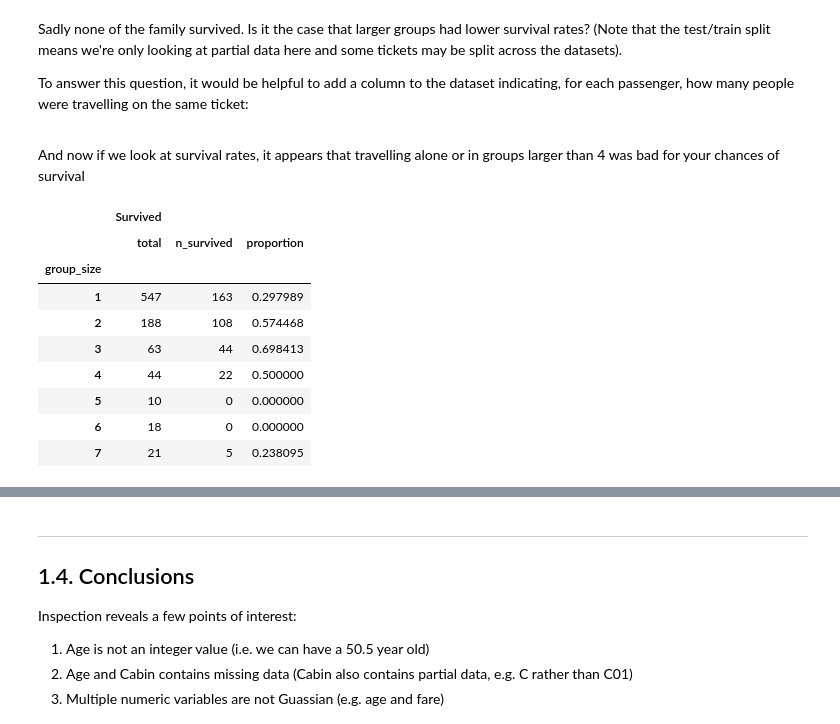
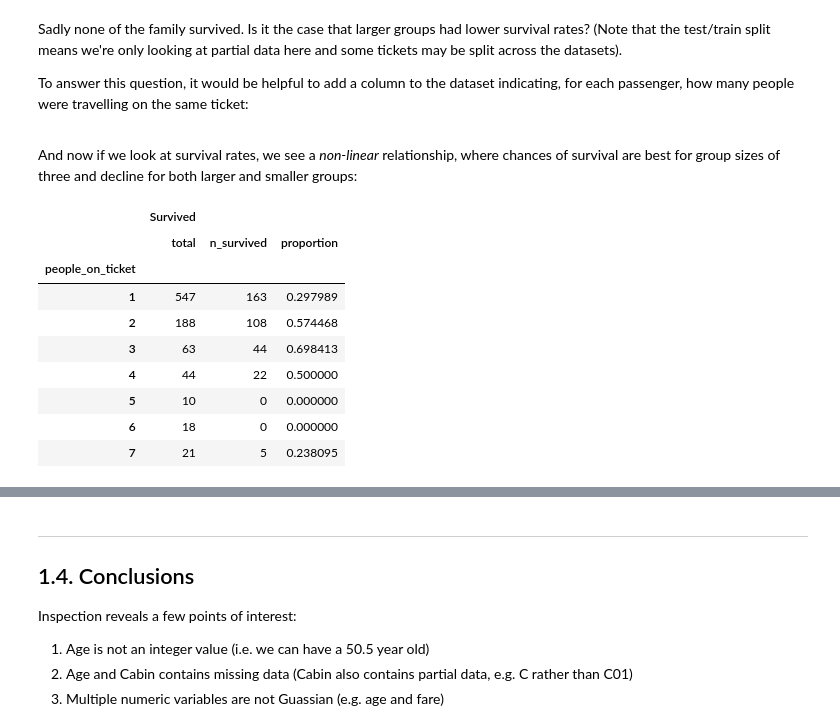
Before and after one commit to stephentown42/ML_examples, a Jupyter notebook: notebooks/titanic/1_understanding_the_data.ipynb, the cells around one changed output, grey strips where cells are left out. Drawn from its saved outputs; the diff is of its cells as text; code cells hidden in the pictures.

```diff
--- a/notebooks/titanic/1_understanding_the_data.ipynb
+++ b/notebooks/titanic/1_understanding_the_data.ipynb
@@ -275,11 +275,14 @@ There are 681 unique tickets for 891 passengers
 Travelling on the same ticket_class is likely to indicate some close association between those people travelling. Indeed if we look at the most popular ticket, we see that the passengers appear to be from the Andersson family.
 </span>
 # %%
-group_sizes = pd.DataFrame(
+ticket_info = pd.DataFrame(
         train['Ticket'].value_counts()      # Count number of people travelling on the same ticket
+        .reset_index()
+        .rename({
+            'Ticket':'people_on_ticket',        # minor reformatting that makes life easier later
+            'index':'Ticket'
+            }, axis=1)
     )
 
-# Show details of most used ticket
-most_popular_tickets = group_sizes[group_sizes == group_sizes.max()]
-train[train['Ticket'] == most_popular_tickets.index[0]]
+ticket_info.head(3)
 # %% [output]
@@ -298,29 +310,23 @@ Sadly none of the family survived. Is it the case that larger groups had lower s
 </p><p>
 To answer this question, it would be helpful to add a column to the dataset indicating, for each passenger, how many people were travelling on the same ticket:
 </p></span>
-# %%
-train = pd.merge(
-    train,
-    group_sizes
-        .reset_index()
-        .rename({'Ticket':'group_size','index':'Ticket'}, axis=1),
-    left_on='Ticket',
-    right_on='Ticket'
-)
+# %%
+# Add group size as an extra column to the training set
+train = pd.merge(train, ticket_info, left_on='Ticket', right_on='Ticket')
 # %% [markdown]
 <span style="font-size:14px;line-height:1.5">
-And now if we look at survival rates, it appears that travelling alone or in groups larger than 4 was bad for your chances of survival
+And now if we look at survival rates, we see a <i>non-linear</i> relationship, where chances of survival are best for group sizes of three and decline for both larger and smaller groups:
 </span>
 # %%
 (
-    train.groupby('group_size')
+    train.groupby('people_on_ticket')
     .agg({'Survived':['count', 'sum', 'mean']})
     .rename(columns={'count':'total','sum':'n_survived','mean':'proportion'})
 )
 # %% [output]
 |  | Survived |  |  |
 |  | total | n_survived | proportion |
-| group_size |  |  |  |
+| people_on_ticket |  |  |  |
 | 1 | 547 | 163 | 0.297989 |
 | 2 | 188 | 108 | 0.574468 |
 | 3 | 63 | 44 | 0.698413 |
```
Also changed, not shown: parts of 42 cells of this notebook, 5 other files.
